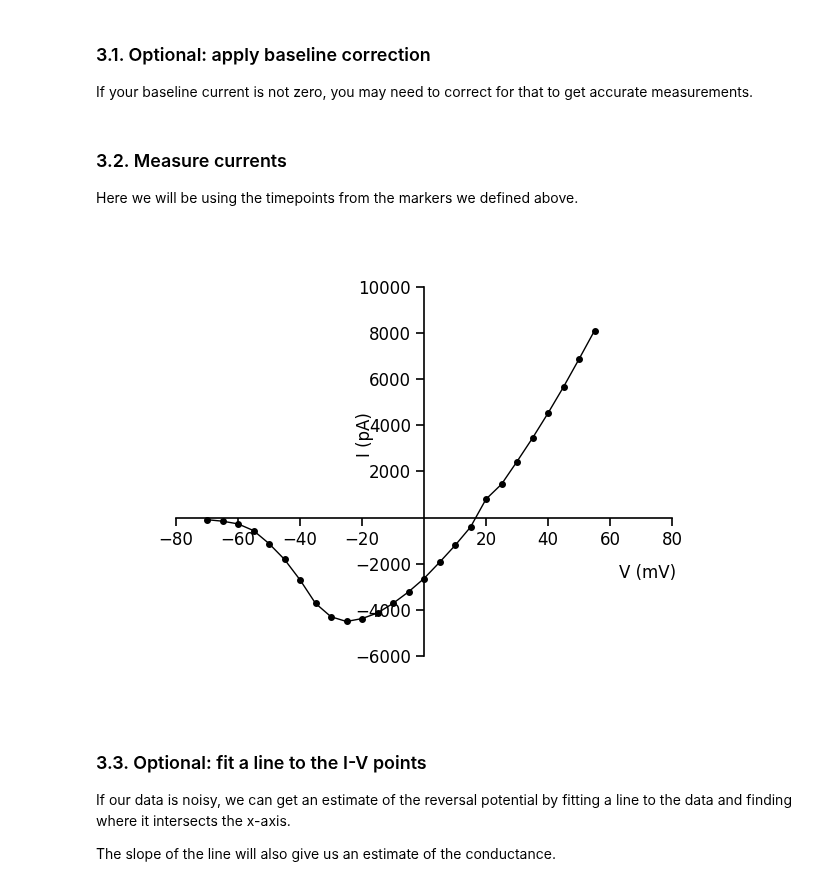
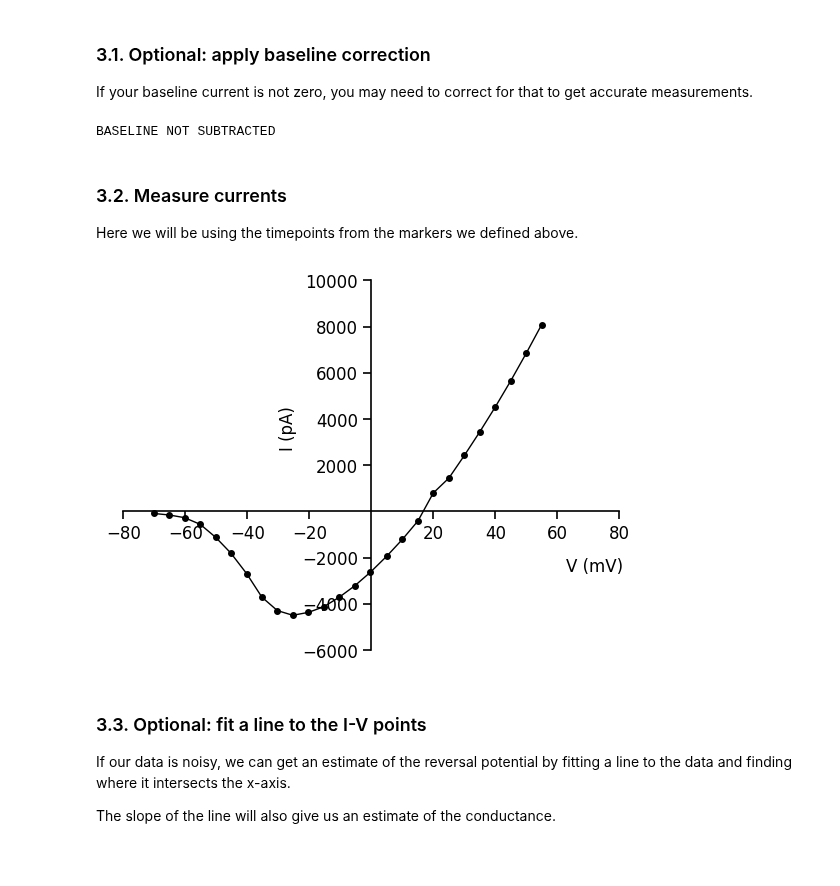
Before and after one commit to argalloni/CSHL_IonChannels2025, a Jupyter notebook: Analysis 1 - Na activation I-V.ipynb, the cells around one changed output. Cells and saved outputs as stored; diff of their text form; code cells hidden in the pictures; blank space fills up the shorter version.

```diff
--- a/Analysis 1 - Na activation I-V.ipynb
+++ b/Analysis 1 - Na activation I-V.ipynb
@@ -106,23 +91,35 @@ if subtract_baseline:
+# %%
+if subtract_baseline:
+    traces.subtract_baseline(start_time = 0,
+                             end_time = 0.1,
+                             time_units = time_units,  # specify seconds (s), or milliseconds (ms)
+                             channel = 'current')  # Options: 'current', 'voltage', 'all'
+    ax1, ax2 = traces.plot(plot_voltage=True, plot_ttl=False, time_units='ms', sweep='all')
+    ax1.set_title('After baseline subtraction', y=0.98)
+    plt.show()
+else:
+    print("BASELINE NOT SUBTRACTED")
+# %% [output]
+BASELINE NOT SUBTRACTED
 # %% [markdown]
 ### 3.2. Measure currents
 
 Here we will be using the timepoints from the markers we defined above.
-# %%
-measurement_type = 'peak' # Options: 'mean', 'max', 'min', 'peak'
-
-voltage_steps, current_steps = get_step_measurements(sweeps, sweeps_time,
-                                                     start_time=marker_1,
-                                                     end_time=marker_2,
-                                                     sampling_freq=sampling_freq,
-                                                     measurement_type=measurement_type)
-if np.all(voltage_steps == voltage_steps[0]):
-    print("WARNING: All voltage steps are the same")
-if np.all(current_steps == current_steps[0]):
-    print("WARNING: All current steps are the same")
-ax = plot_IV(voltage_steps, current_steps, xlabel_coords=(0.95,0.25), ylabel_coords=(0.4,0.6))
-plt.show()
-# %% [output]
-[figure, removed]
+# %%
+measurement_type = 'peak' # Options: 'mean', 'max', 'min', 'peak'
+
+current_steps, voltage_steps = traces.get_step_measurements(start_time=marker_1, end_time=marker_2,
+                                                            measurement_type=measurement_type, time_units=time_units)
+
+if np.all(voltage_steps == voltage_steps[0]):
+    print("WARNING: All voltage steps are the same")
+if np.all(current_steps == current_steps[0]):
+    print("WARNING: All current steps are the same")
+%matplotlib inline
+ax = plot_IV(voltage_steps, current_steps, xlabel_coords=(0.95,0.25), ylabel_coords=(0.35,0.6))
+plt.show()
+# %% [output]
+[figure, added]
 # %% [markdown]
 ### 3.3. Optional: fit a line to the I-V points
 
```
Also changed, not shown: parts of 13 cells of this notebook, 13 other files.
